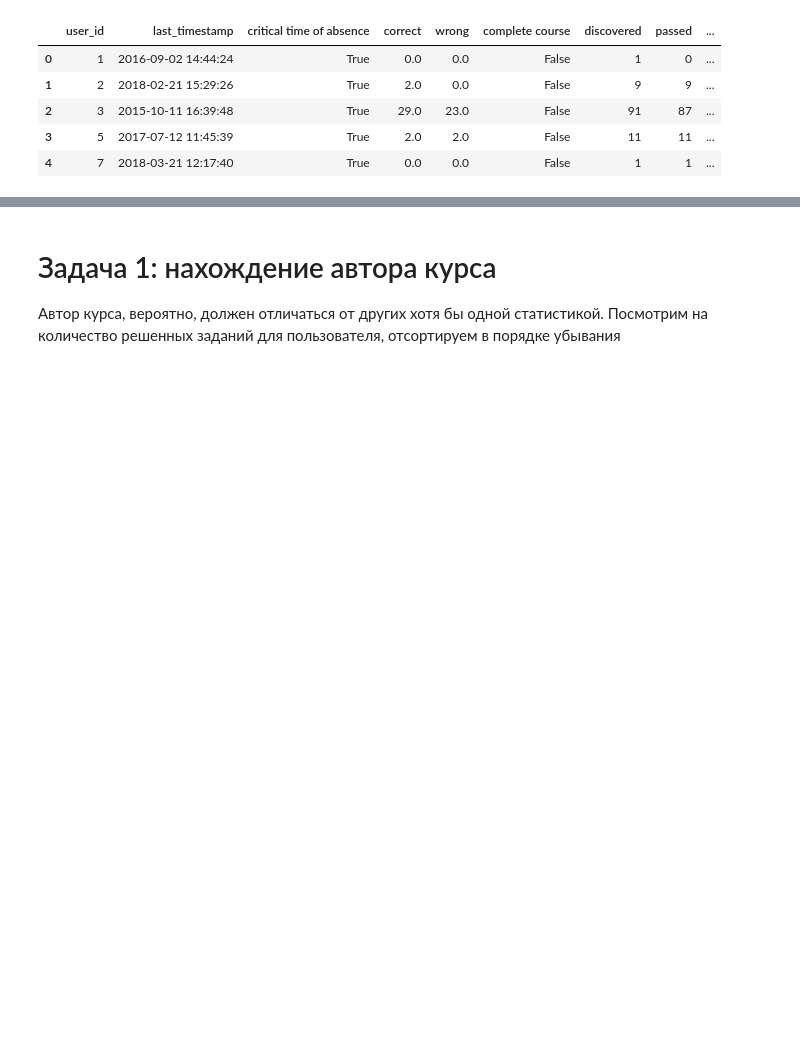
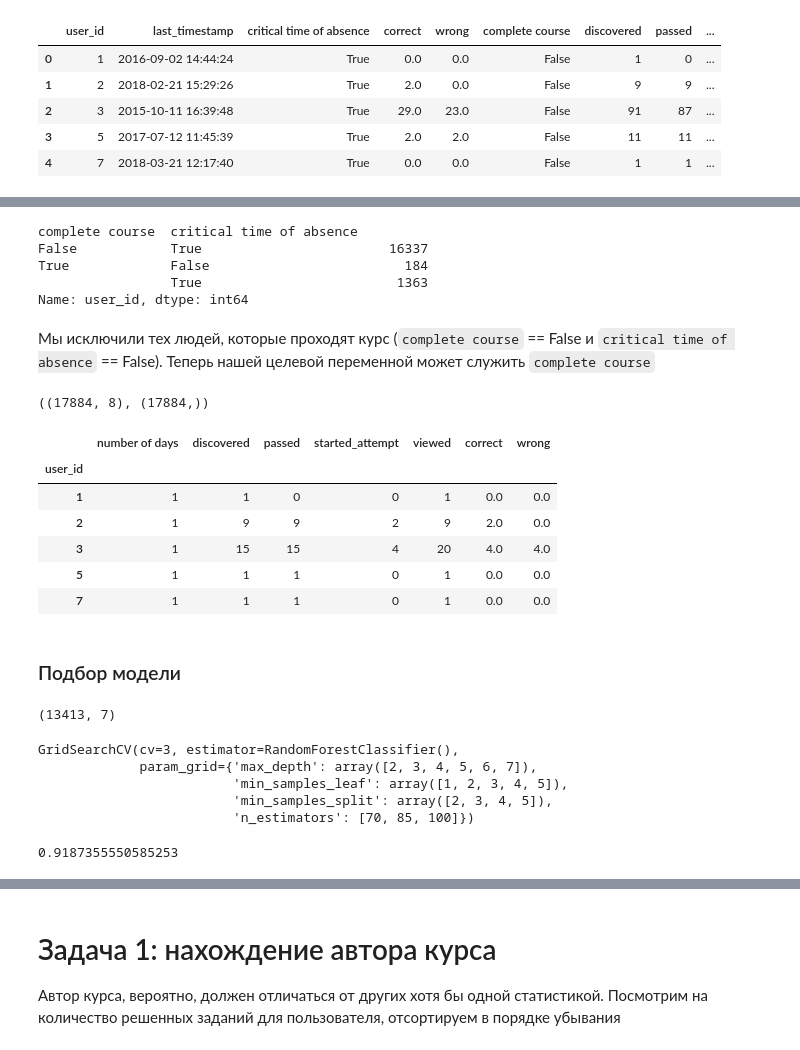
Before and after one commit to AnatolyAdamovich/learning, a Jupyter notebook: courses/Introduction in DS [A. Karpov]/ML contest/project.ipynb, the cells around one changed output, grey strips where cells are left out. Drawn from its saved outputs; the diff is of its cells as text; code cells hidden in the pictures; blank space fills up the shorter version.

```diff
--- a/courses/Introduction in DS [A. Karpov]/ML contest/project.ipynb
+++ b/courses/Introduction in DS [A. Karpov]/ML contest/project.ipynb
@@ -434,0 +642,31 @@ df.head()
+# %%
+# проведем очистку данных
+X = X[(X['complete course'] == True) | (X['critical time of absence'] == True)]
+X.groupby(['complete course', 'critical time of absence']).user_id.count()
+# %% [output]
+complete course  critical time of absence
+False            True                        16337
+True             False                         184
+                 True                         1363
+Name: user_id, dtype: int64
+# %% [markdown]
+Мы исключили тех людей, которые проходят курс (`complete course` == False и `critical time of absence` == False). Теперь нашей целевой переменной может служить `complete course`
+# %%
+y = X['complete course']
+X = X.drop(['complete course', 'critical time of absence'], axis=1)
+X.shape, y.shape
+# %% [output]
+((17884, 8), (17884,))
+# %%
+X = X.set_index('user_id')
+X.head()
+# %% [output]
+|  | number of days | discovered | passed | started_attempt | viewed | correct | wrong |
+| user_id |  |  |  |  |  |  |  |
+| 1 | 1 | 1 | 0 | 0 | 1 | 0.0 | 0.0 |
+| 2 | 1 | 9 | 9 | 2 | 9 | 2.0 | 0.0 |
+| 3 | 1 | 15 | 15 | 4 | 20 | 4.0 | 4.0 |
+| 5 | 1 | 1 | 1 | 0 | 1 | 0.0 | 0.0 |
+| 7 | 1 | 1 | 1 | 0 | 1 | 0.0 | 0.0 |
+# %% [markdown]
+### Подбор модели
@@ -434,0 +676,26 @@ df.head()
+# %%
+# data
+X_train, X_test, y_train, y_test = train_test_split(X, y, random_state=19)
+X_train.shape
+# %% [output]
+(13413, 7)
+# %%
+# model parameters
+params = {'n_estimators':[70, 85, 100],
+          'min_samples_split': np.arange(2, 6),
+          'min_samples_leaf': np.arange(1, 6),
+          'max_depth': np.arange(2, 8)}
+grid = GridSearchCV(estimator=RandomForestClassifier(),
+                    param_grid = params,
+                    cv=3)
+grid.fit(X_train, y_train)
+# %% [output]
+GridSearchCV(cv=3, estimator=RandomForestClassifier(),
+             param_grid={'max_depth': array([2, 3, 4, 5, 6, 7]),
+                         'min_samples_leaf': array([1, 2, 3, 4, 5]),
+                         'min_samples_split': array([2, 3, 4, 5]),
+                         'n_estimators': [70, 85, 100]})
+# %%
+grid.best_score_
+# %% [output]
+0.9187355550585253
```
Also changed, not shown: parts of 39 cells of this notebook.
